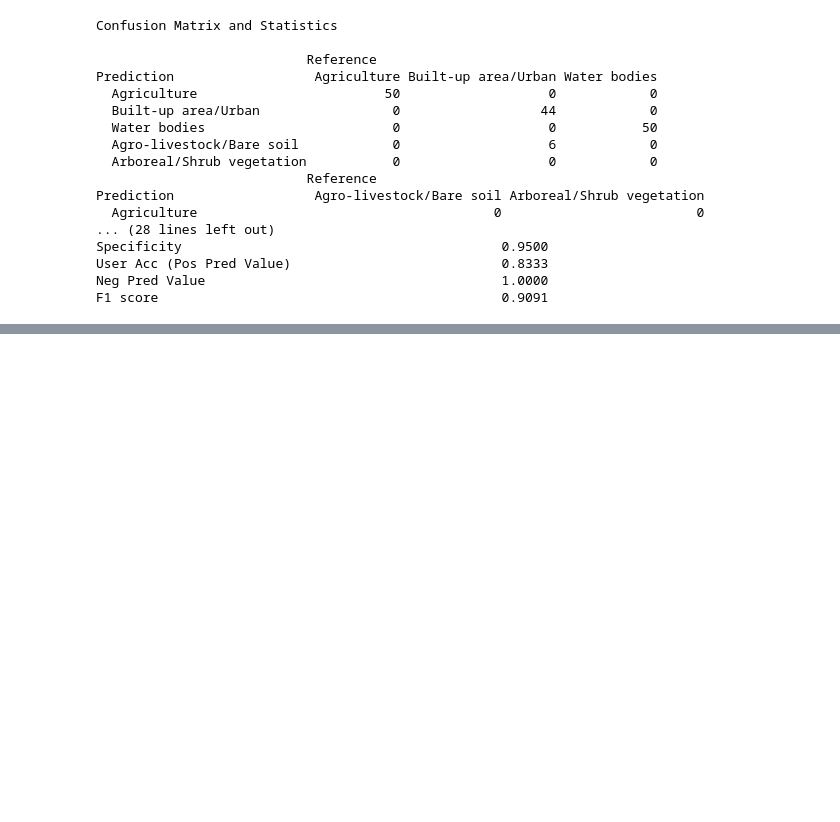
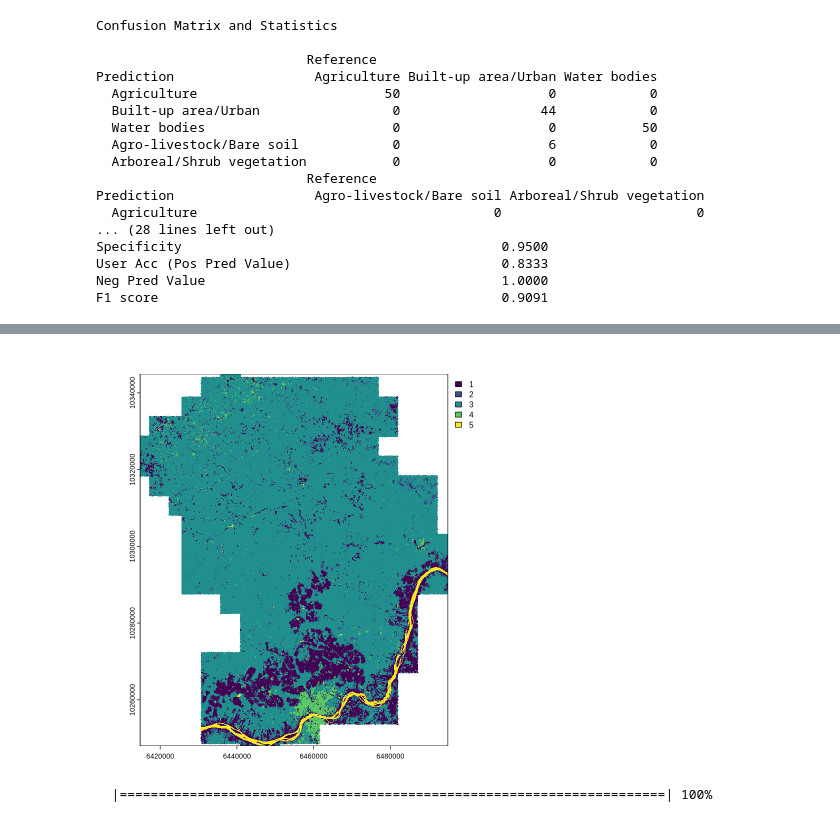
Before and after one commit to OldLipe/attention-vs-convolution-sits, a Jupyter notebook: analysis/petrolina_experiment_pixel-based.ipynb, the cells around one changed output, grey strips where cells are left out. Drawn from its saved outputs; the diff is of its cells as text; code cells hidden in the pictures; blank space fills up the shorter version.

```diff
--- a/analysis/petrolina_experiment_pixel-based.ipynb
+++ b/analysis/petrolina_experiment_pixel-based.ipynb
@@ -697,0 +760,12 @@ F1 score                                            0.9091
+# %%
+tiles_to_mosaic <- list.files(
+    "../data/output/PE/segment/tcnn/",
+    full.names = TRUE,
+    pattern = "probs.*\\.gpkg"
+)
+
+tiles_lst <- lapply(tiles_to_mosaic, sf::st_read, quiet = FALSE)
+
+tiles_vec <- dplyr::bind_rows(tiles_lst)
+
+#rast_template <- terra::rast("../data/output/PE/classifications/tccn/SENTINEL-2_MSI_MOSAIC_2021-10-16_2022-09-30_class_tcnn-8cls.tif")
@@ -697,0 +790,21 @@ F1 score                                            0.9091
+# %%
+tiles_vec <- tiles_vec |>
+  dplyr::mutate(
+    label_val = dplyr::case_when(
+      class == "Agriculture" ~ 1,
+      class == "Agro-livestock/Bare soil" ~ 2,
+      class == "Arboreal/Shrub vegetation" ~ 3,
+      class == "Built-up area/Urban" ~ 4,
+      class == "Water bodies" ~ 5
+    )
+)
+# %%
+rasterize_cnn <- terra::rasterize(
+    x = terra::vect(tiles_vec),
+    y = terra::rast(rast_template),
+    field = "label_val"
+)
+# %%
+plot(rasterize_cnn)
+# %% [output]
+[figure, added]
@@ -697,0 +819,11 @@ F1 score                                            0.9091
+# %%
+class_tcnn <- sits_cube(
+    source     = "BDC",
+    collection = "SENTINEL-2-16D",
+    data_dir   = "../data/output/PE/segment/tcnn/",
+    bands      = "class",
+    labels     = labels,
+    version    = "tcnn-8cls-segments-rasterize"
+)
+# %% [output]
+  |======================================================================| 100%
```
Also changed, not shown: parts of 30 cells of this notebook, 1 other file.
